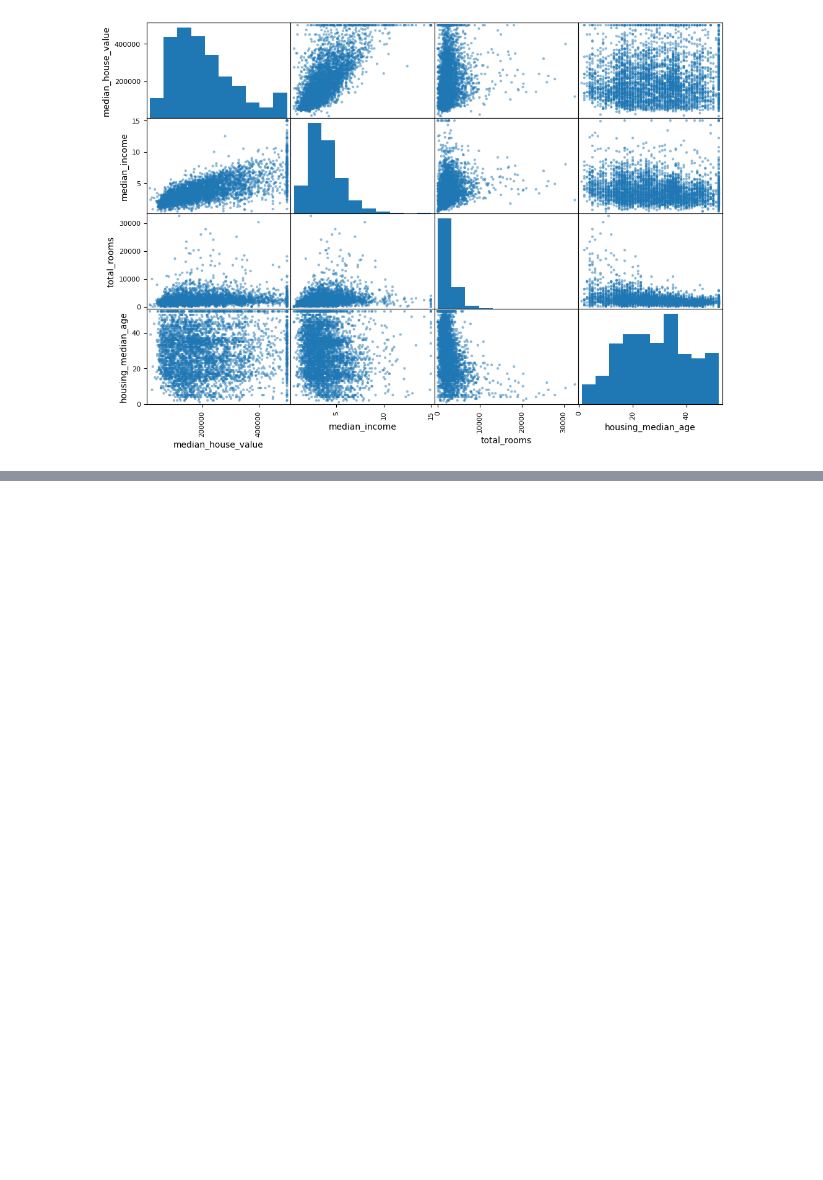
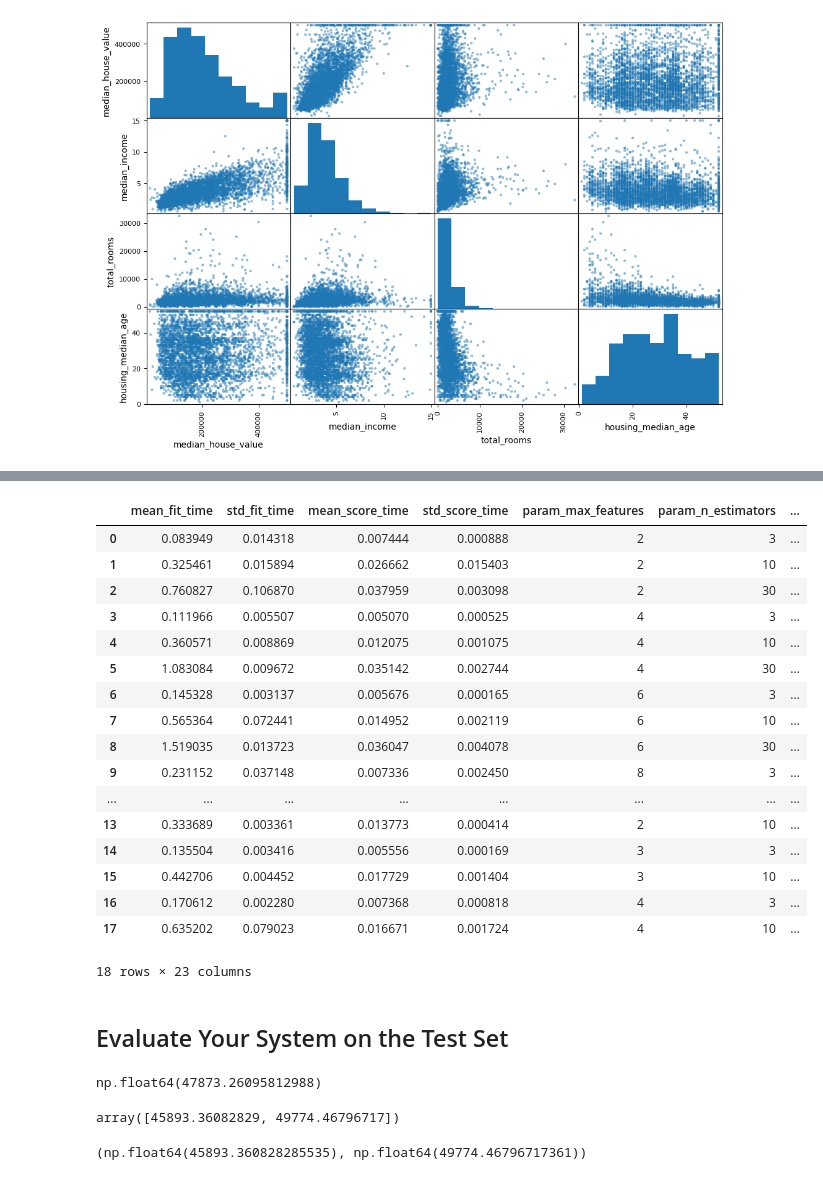
Before and after one commit to premcodeexplorer/ML-Learning, a Jupyter notebook: ml_chapter2_housingdata.ipynb, the cells around one changed output, grey strips where cells are left out. Cells and saved outputs as stored; diff of their text form; code cells hidden in the pictures; blank space fills up the shorter version.

```diff
--- a/ml_chapter2_housingdata.ipynb
+++ b/ml_chapter2_housingdata.ipynb
@@ -461,0 +869,4 @@ array([[<Axes: xlabel='median_house_value', ylabel='median_house_value'>,
+# %%
+from sklearn.tree import DecisionTreeRegressor
+tree_reg = DecisionTreeRegressor()
+tree_reg.fit(housing_prepared,housing_labels)
@@ -461,0 +935,5 @@ array([[<Axes: xlabel='median_house_value', ylabel='median_house_value'>,
+# %%
+from sklearn.ensemble import RandomForestRegressor
+
+forest_reg = RandomForestRegressor(n_estimators=100, random_state=42)
+forest_reg.fit(housing_prepared, housing_labels)
@@ -461,0 +976,9 @@ array([[<Axes: xlabel='median_house_value', ylabel='median_house_value'>,
+# %%
+from sklearn.svm import SVR
+
+svm_reg = SVR(kernel="linear")
+svm_reg.fit(housing_prepared, housing_labels)
+housing_predictions = svm_reg.predict(housing_prepared)
+svm_mse = mean_squared_error(housing_labels, housing_predictions)
+svm_rmse = np.sqrt(svm_mse)
+svm_rmse
@@ -461,0 +989,16 @@ array([[<Axes: xlabel='median_house_value', ylabel='median_house_value'>,
+# %%
+from sklearn.model_selection import GridSearchCV
+
+param_grid = [
+    # try 12 (3×4) combinations of hyperparameters
+    {'n_estimators': [3, 10, 30], 'max_features': [2, 4, 6, 8]},
+    # then try 6 (2×3) combinations with bootstrap set as False
+    {'bootstrap': [False], 'n_estimators': [3, 10], 'max_features': [2, 3, 4]},
+  ]
+
+forest_reg = RandomForestRegressor(random_state=42)
+# train across 5 folds, that's a total of (12+6)*5=90 rounds of training
+grid_search = GridSearchCV(forest_reg, param_grid, cv=5,
+                           scoring='neg_mean_squared_error',
+                           return_train_score=True)
+grid_search.fit(housing_prepared, housing_labels)
@@ -461,0 +1059,24 @@ array([[<Axes: xlabel='median_house_value', ylabel='median_house_value'>,
+# %%
+
+pd.DataFrame(grid_search.cv_results_)
+# %% [output]
+|  | mean_fit_time | std_fit_time | mean_score_time | std_score_time | param_max_features | param_n_estimators | ... |
+| 0 | 0.083949 | 0.014318 | 0.007444 | 0.000888 | 2 | 3 | ... |
+| 1 | 0.325461 | 0.015894 | 0.026662 | 0.015403 | 2 | 10 | ... |
+| 2 | 0.760827 | 0.106870 | 0.037959 | 0.003098 | 2 | 30 | ... |
+| 3 | 0.111966 | 0.005507 | 0.005070 | 0.000525 | 4 | 3 | ... |
+| 4 | 0.360571 | 0.008869 | 0.012075 | 0.001075 | 4 | 10 | ... |
+| 5 | 1.083084 | 0.009672 | 0.035142 | 0.002744 | 4 | 30 | ... |
+| 6 | 0.145328 | 0.003137 | 0.005676 | 0.000165 | 6 | 3 | ... |
+| 7 | 0.565364 | 0.072441 | 0.014952 | 0.002119 | 6 | 10 | ... |
+| 8 | 1.519035 | 0.013723 | 0.036047 | 0.004078 | 6 | 30 | ... |
+| 9 | 0.231152 | 0.037148 | 0.007336 | 0.002450 | 8 | 3 | ... |
+| ... | ... | ... | ... | ... | ... | ... | ... |
+| 13 | 0.333689 | 0.003361 | 0.013773 | 0.000414 | 2 | 10 | ... |
+| 14 | 0.135504 | 0.003416 | 0.005556 | 0.000169 | 3 | 3 | ... |
+| 15 | 0.442706 | 0.004452 | 0.017729 | 0.001404 | 3 | 10 | ... |
+| 16 | 0.170612 | 0.002280 | 0.007368 | 0.000818 | 4 | 3 | ... |
+| 17 | 0.635202 | 0.079023 | 0.016671 | 0.001724 | 4 | 10 | ... |
+18 rows × 23 columns
+# %% [markdown]
+## Evaluate Your System on the Test Set
@@ -461,0 +1094,22 @@ array([[<Axes: xlabel='median_house_value', ylabel='median_house_value'>,
+# %%
+final_rmse
+# %% [output]
+np.float64(47873.26095812988)
+# %%
+from scipy import stats
+
+confidence = 0.95
+squared_errors = (final_predictions - y_test) ** 2
+np.sqrt(stats.t.interval(confidence, len(squared_errors) - 1,
+                         loc=squared_errors.mean(),
+                         scale=stats.sem(squared_errors)))
+# %% [output]
+array([45893.36082829, 49774.46796717])
+# %%
+m = len(squared_errors)
+mean = squared_errors.mean()
+tscore = stats.t.ppf((1 + confidence) / 2, df=m - 1)
+tmargin = tscore * squared_errors.std(ddof=1) / np.sqrt(m)
+np.sqrt(mean - tmargin), np.sqrt(mean + tmargin)
+# %% [output]
+(np.float64(45893.360828285535), np.float64(49774.46796717361))
```
Also changed, not shown: parts of 83 cells of this notebook.
